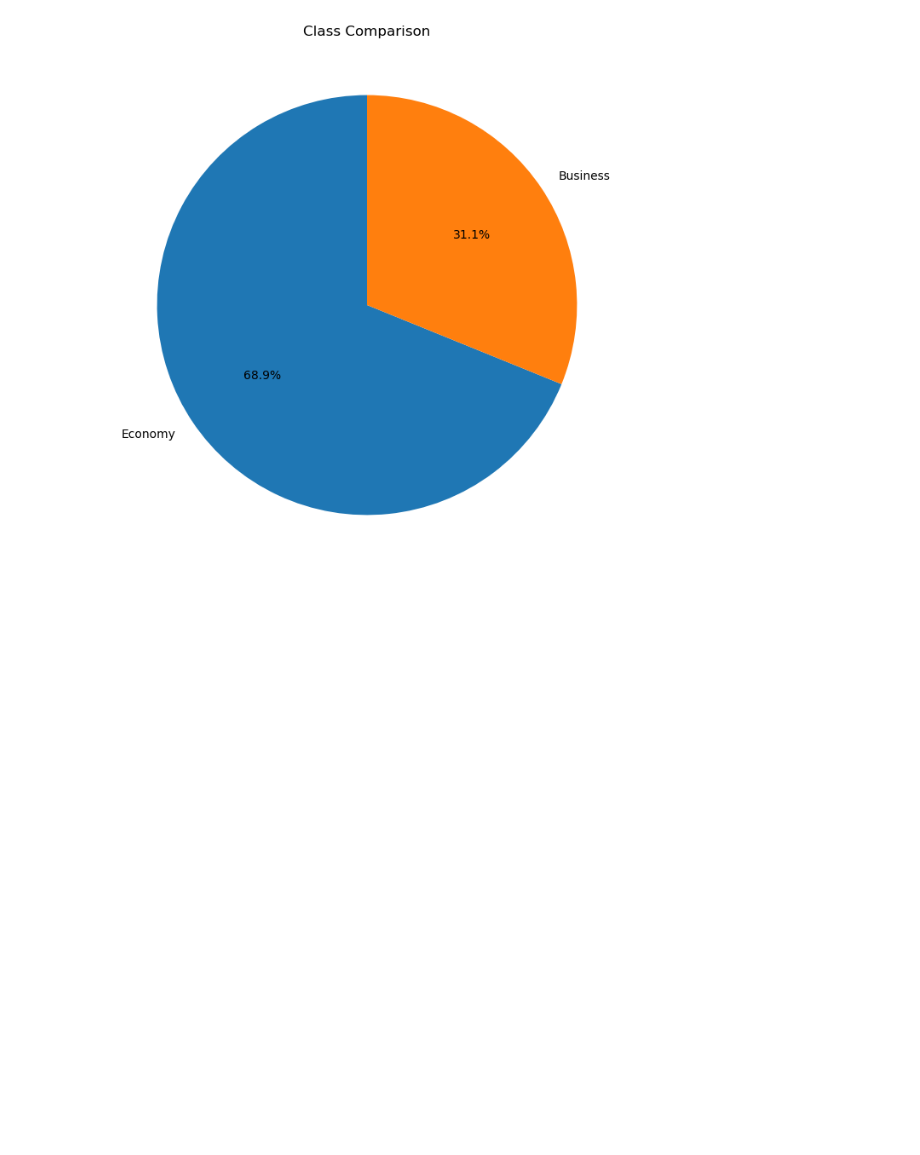
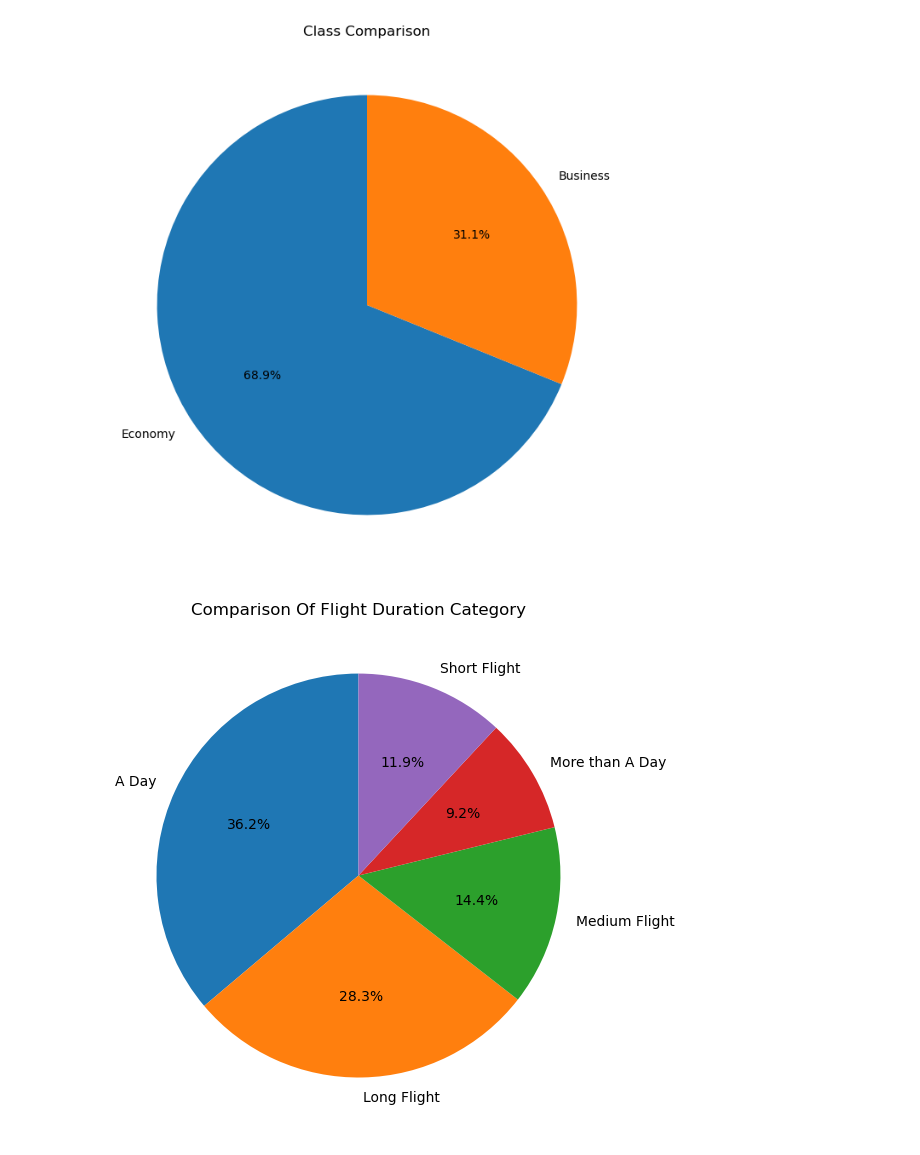
Before and after one commit to FlazeFy2/DS_Airlines-Flights-Data, a Jupyter notebook: exploratory data analysis-pie.ipynb, the cells around one changed output. Cells and saved outputs as stored; diff of their text form; code cells hidden in the pictures; blank space fills up the shorter version.

Commit message:
[DS] Exploratory Data Analysis (EDA) - Pie Chart Comparison Of Flight Duration Category

```diff
--- a/exploratory data analysis-pie.ipynb
+++ b/exploratory data analysis-pie.ipynb
@@ -24,3 +24,38 @@ for dt in target_col:
 [figure]
 [figure]
 [figure]
+# %%
+import pandas as pd
+import matplotlib.pyplot as plt
+
+# Dataset
+# Exploratory Data Analysis (EDA) - Pie Chart Comparison Of Flight Duration Category
+df = pd.read_csv("airlines_flights_data.csv")
+
+# Convert duration
+def categorize_duration(time):
+    if time <= 3:
+        return "Short Flight"
+    elif time <= 7:
+        return "Medium Flight"
+    elif time <= 12:
+        return "Long Flight"
+    elif time <= 24:
+        return "A Day"
+    else:
+        return "More than A Day"
+
+df["Flight Duration Category"] = df["duration"].apply(categorize_duration)
+
+# Count the number of flight
+quartal_counts = df["Flight Duration Category"].value_counts().sort_index()
+
+# Pie Chart
+plt.figure(figsize=(6, 6))
+quartal_counts.plot.pie(autopct='%1.1f%%', startangle=90)
+plt.title("Comparison Of Flight Duration Category")
+plt.ylabel("")
+plt.tight_layout()
+plt.show()
+# %% [output]
+[figure, added]
```
